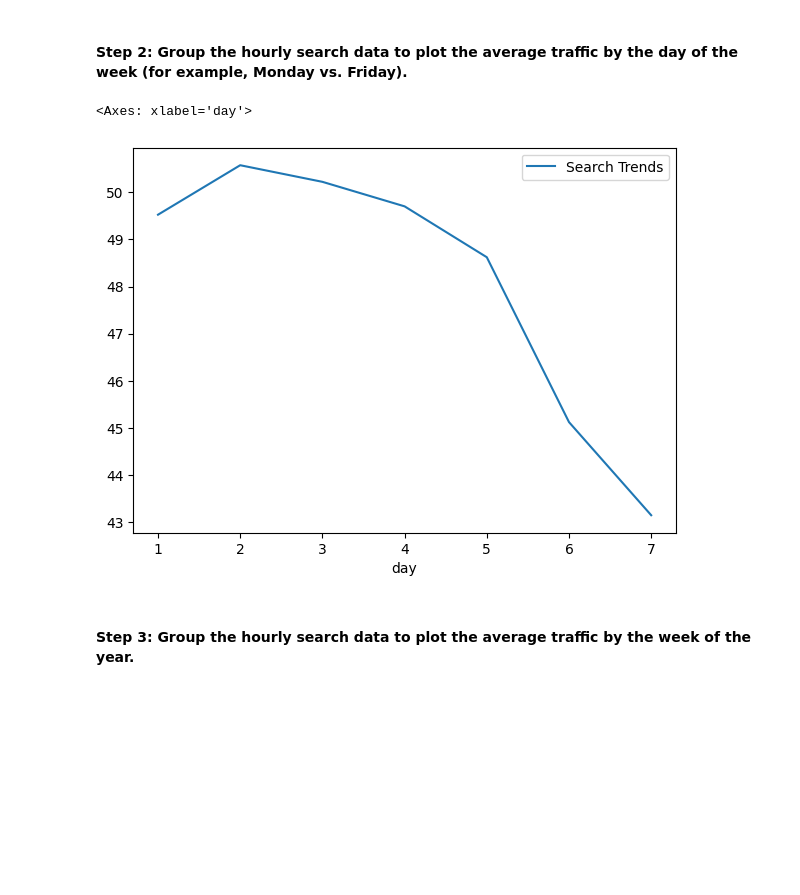
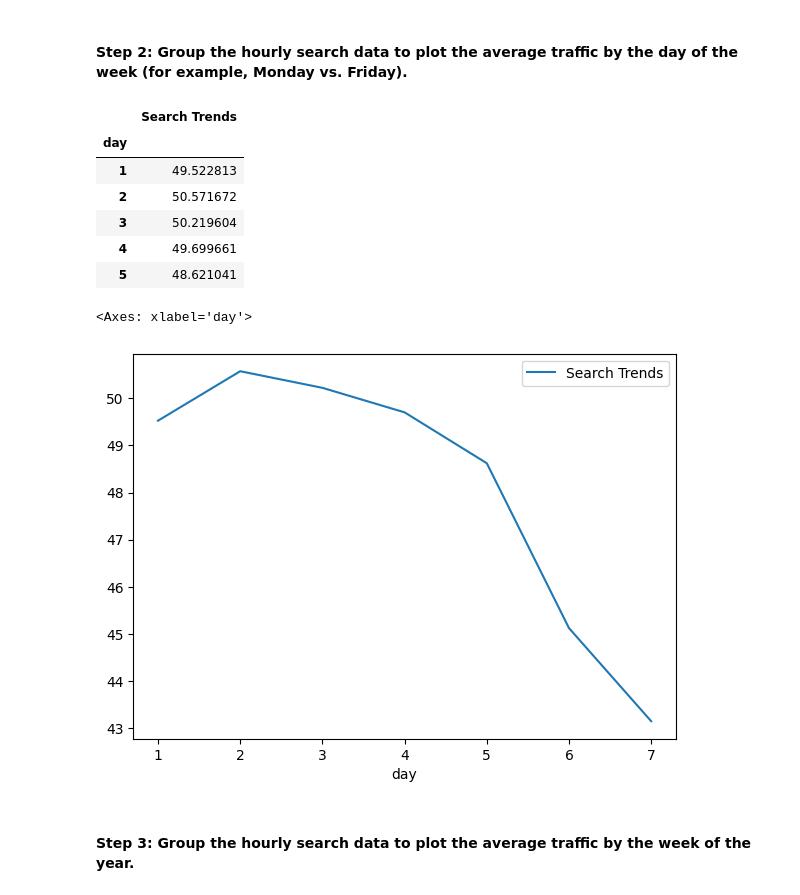
Before and after one commit to edoucet-AI/phophet-challenge, a Jupyter notebook: forecasting_net_prophet.ipynb, the cells around one changed output. Saved outputs shown, nothing was run; the diff lists cells and outputs as text; code cells hidden in the pictures; blank space fills up the shorter version.

```diff
--- a/forecasting_net_prophet.ipynb
+++ b/forecasting_net_prophet.ipynb
@@ -191,11 +198,18 @@ traffic_by_hour.plot(figsize=(7, 5))
 # %%
 # Group the hourly search data to plot the average traffic by the day of week, using `df.index.isocalendar().day`.
 traffic_by_day = df_mercado_trends.groupby(by=df_mercado_trends.index.isocalendar().day).mean()
 
 # View the result
-traffic_by_day
+display(traffic_by_day.head())
 traffic_by_day.plot(figsize=(7, 5))
 # %% [output]
+|  | Search Trends |
+| day |  |
+| 1 | 49.522813 |
+| 2 | 50.571672 |
+| 3 | 50.219604 |
+| 4 | 49.699661 |
+| 5 | 48.621041 |
 <Axes: xlabel='day'>
 [figure]
 # %% [markdown]
```
Also changed, not shown: parts of 6 cells of this notebook.
